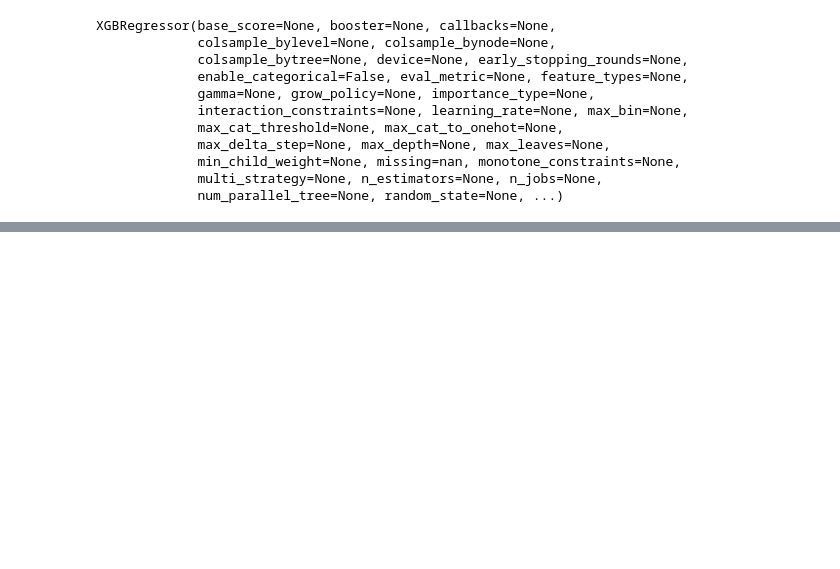
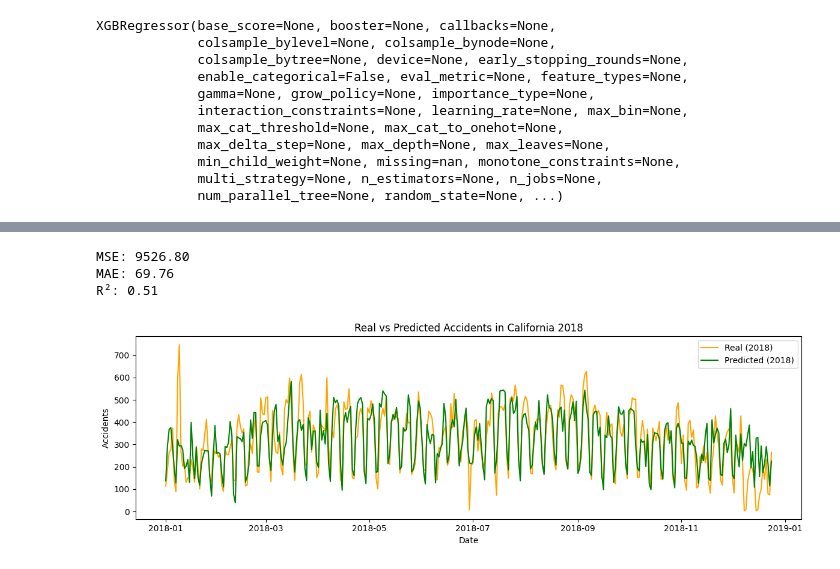
Before and after one commit to joanpedraza/ProyFinADGE-Pred_Acc_US, a Jupyter notebook: US_Accidents.ipynb, the cells around one changed output, grey strips where cells are left out. Saved outputs shown, nothing was run; the diff lists cells and outputs as text; code cells hidden in the pictures; blank space fills up the shorter version.

```diff
--- a/US_Accidents.ipynb
+++ b/US_Accidents.ipynb
@@ -396,0 +571,8 @@ plt.show()
+# %%
+import xgboost as xgb
+
+X_train_flat = X_train.reshape(X_train.shape[0], -1)
+X_test_flat = X_test.reshape(X_test.shape[0], -1)
+
+model_Cali = xgb.XGBRegressor()
+model_Cali.fit(X_train_flat, Y_train)
@@ -396,0 +591,49 @@ plt.show()
+# %%
+from sklearn.metrics import mean_squared_error, mean_absolute_error, r2_score
+
+y_pred = model_Cali.predict(X_test_flat)
+
+mse = mean_squared_error(Y_test, y_pred)
+mae = mean_absolute_error(Y_test, y_pred)
+r2 = r2_score(Y_test, y_pred)
+
+print(f"MSE: {mse:.2f}")
+print(f"MAE: {mae:.2f}")
+print(f"R²: {r2:.2f}")
+# %% [output]
+MSE: 9526.80
+MAE: 69.76
+R²: 0.51
+# %%
+import matplotlib.pyplot as plt
+from pyspark.sql.functions import to_date
+import pandas as pd
+
+# Ordenamos
+df_cali_dates_18 = df_cali_18.select("Date", "Accidents").orderBy("Date")
+
+# Obtener los datos como listas
+rows_cali_18 = df_cali_dates_18.collect()
+dates_cali_18 = [row["Date"] for row in rows_cali_18]
+real_accidents_cali_18 = [row["Accidents"] for row in rows_cali_18]
+
+# -------------------------------------------------
+
+# Validar que las predicciones coincidan en longitud
+if len(real_accidents_cali_18) != len(y_pred):
+    # Truncar los valores reales y fechas a la longitud de y_pred
+    dates_cali_18 = dates_cali_18[:len(y_pred)]
+    real_accidents_cali_18 = real_accidents_cali_18[:len(y_pred)]
+
+# Graficar los resultados
+plt.figure(figsize=(12, 4))
+plt.plot(dates_cali_18, real_accidents_cali_18, label="Real (2018)", color="orange")
+plt.plot(dates_cali_18, y_pred, label="Predicted (2018)", color="green")
+plt.title("Real vs Predicted Accidents in California 2018")
+plt.xlabel("Date")
+plt.ylabel("Accidents")
+plt.legend()
+plt.tight_layout()
+plt.show()
+# %% [output]
+[figure, added]
```
Also changed, not shown: parts of 60 cells of this notebook.
